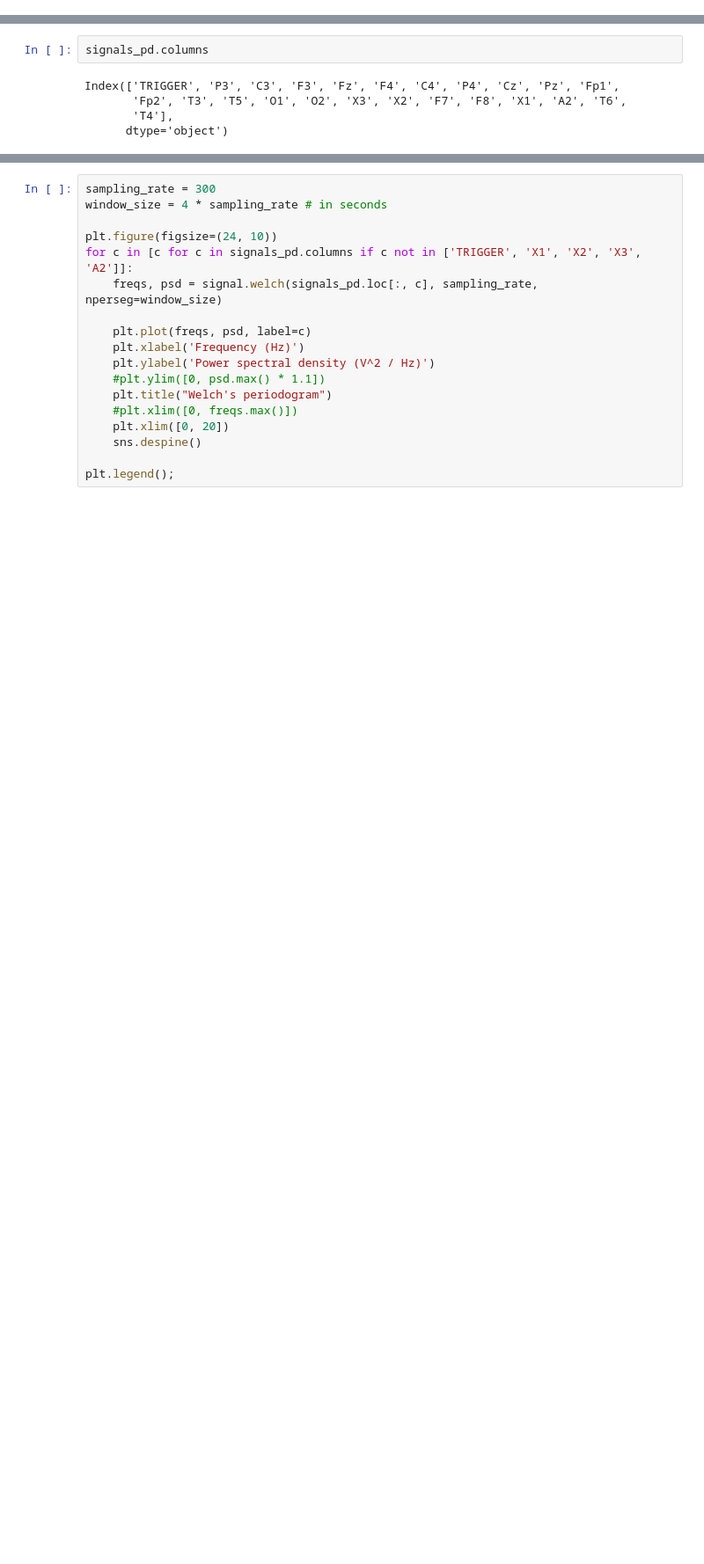
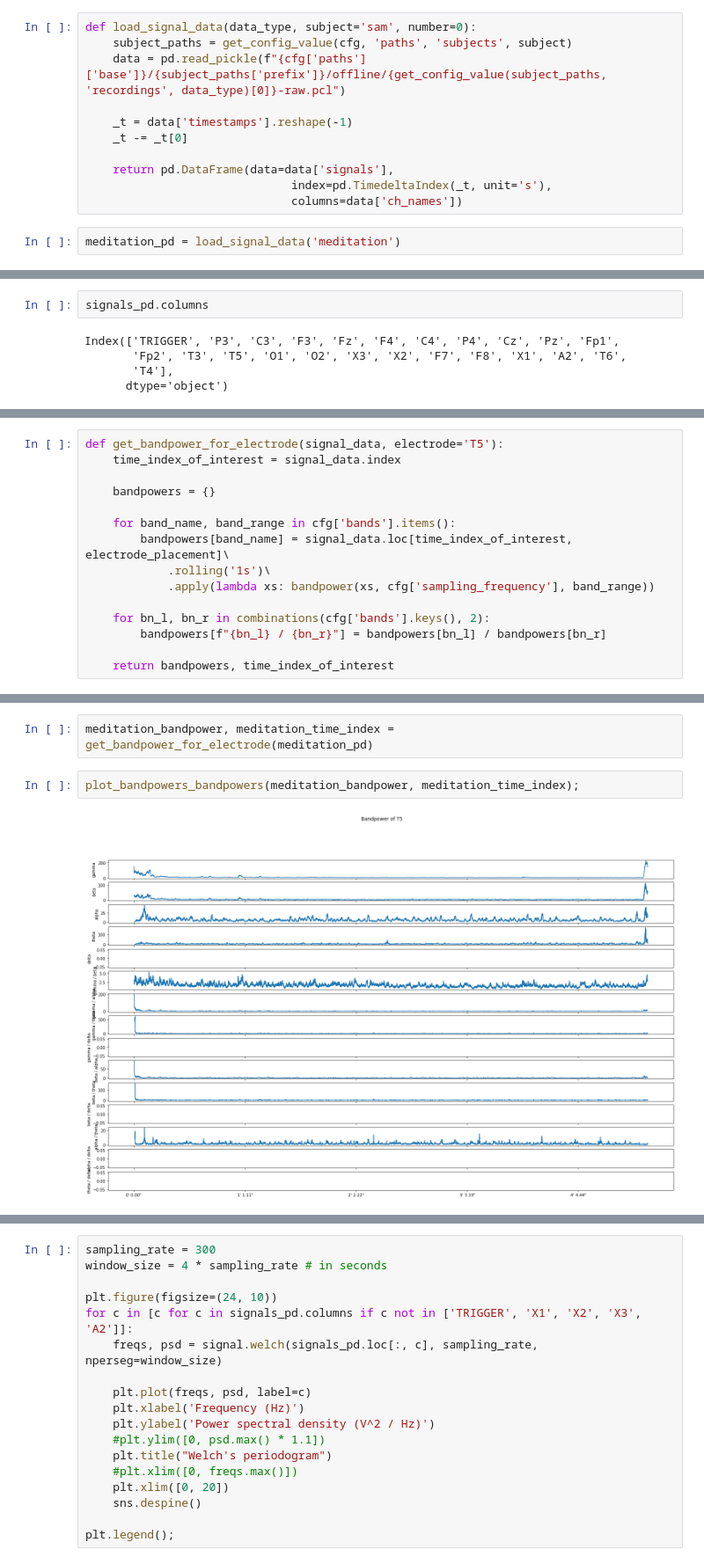
Before and after one commit to samuelsmal/eeg-meditation, a Jupyter notebook: analysis-sam/not-invented-here.ipynb, the cells around one changed output, grey strips where cells are left out. Shown at 88% size. Cells and saved outputs as stored; diff of their text form; blank space fills up the shorter version.

Commit message:
adds bandpower calc and ratios

```diff
--- a/analysis-sam/not-invented-here.ipynb
+++ b/analysis-sam/not-invented-here.ipynb
@@ -160,3 +131,16 @@ baseline = pd.read_pickle(f"{subject_paths['prefix']}/offline/{get_config_value(
+# %%
+def load_signal_data(data_type, subject='sam', number=0):
+    subject_paths = get_config_value(cfg, 'paths', 'subjects', subject)
+    data = pd.read_pickle(f"{cfg['paths']['base']}/{subject_paths['prefix']}/offline/{get_config_value(subject_paths, 'recordings', data_type)[0]}-raw.pcl")
+
+    _t = data['timestamps'].reshape(-1)
+    _t -= _t[0]
+
+    return pd.DataFrame(data=data['signals'],
+                              index=pd.TimedeltaIndex(_t, unit='s'),
+                              columns=data['ch_names'])
+# %%
+meditation_pd = load_signal_data('meditation')
 # %%
 # adjusting the timestmaps, I prefer relative values
 _t = baseline['timestamps'].reshape(-1)
@@ -191,0 +174,15 @@ Index(['TRIGGER', 'P3', 'C3', 'F3', 'Fz', 'F4', 'C4', 'P4', 'Cz', 'Pz', 'Fp1',
+# %%
+def get_bandpower_for_electrode(signal_data, electrode='T5'):
+    time_index_of_interest = signal_data.index
+
+    bandpowers = {}
+
+    for band_name, band_range in cfg['bands'].items():
+        bandpowers[band_name] = signal_data.loc[time_index_of_interest, electrode_placement]\
+            .rolling('1s')\
+            .apply(lambda xs: bandpower(xs, cfg['sampling_frequency'], band_range))
+
+    for bn_l, bn_r in combinations(cfg['bands'].keys(), 2):
+        bandpowers[f"{bn_l} / {bn_r}"] = bandpowers[bn_l] / bandpowers[bn_r]
+
+    return bandpowers, time_index_of_interest
@@ -191,0 +202,6 @@ Index(['TRIGGER', 'P3', 'C3', 'F3', 'Fz', 'F4', 'C4', 'P4', 'Cz', 'Pz', 'Fp1',
+# %%
+meditation_bandpower, meditation_time_index = get_bandpower_for_electrode(meditation_pd)
+# %%
+plot_bandpowers_bandpowers(meditation_bandpower, meditation_time_index);
+# %% [output]
+[figure, added]
```
Also changed, not shown: parts of 11 cells of this notebook, 1 other file.
